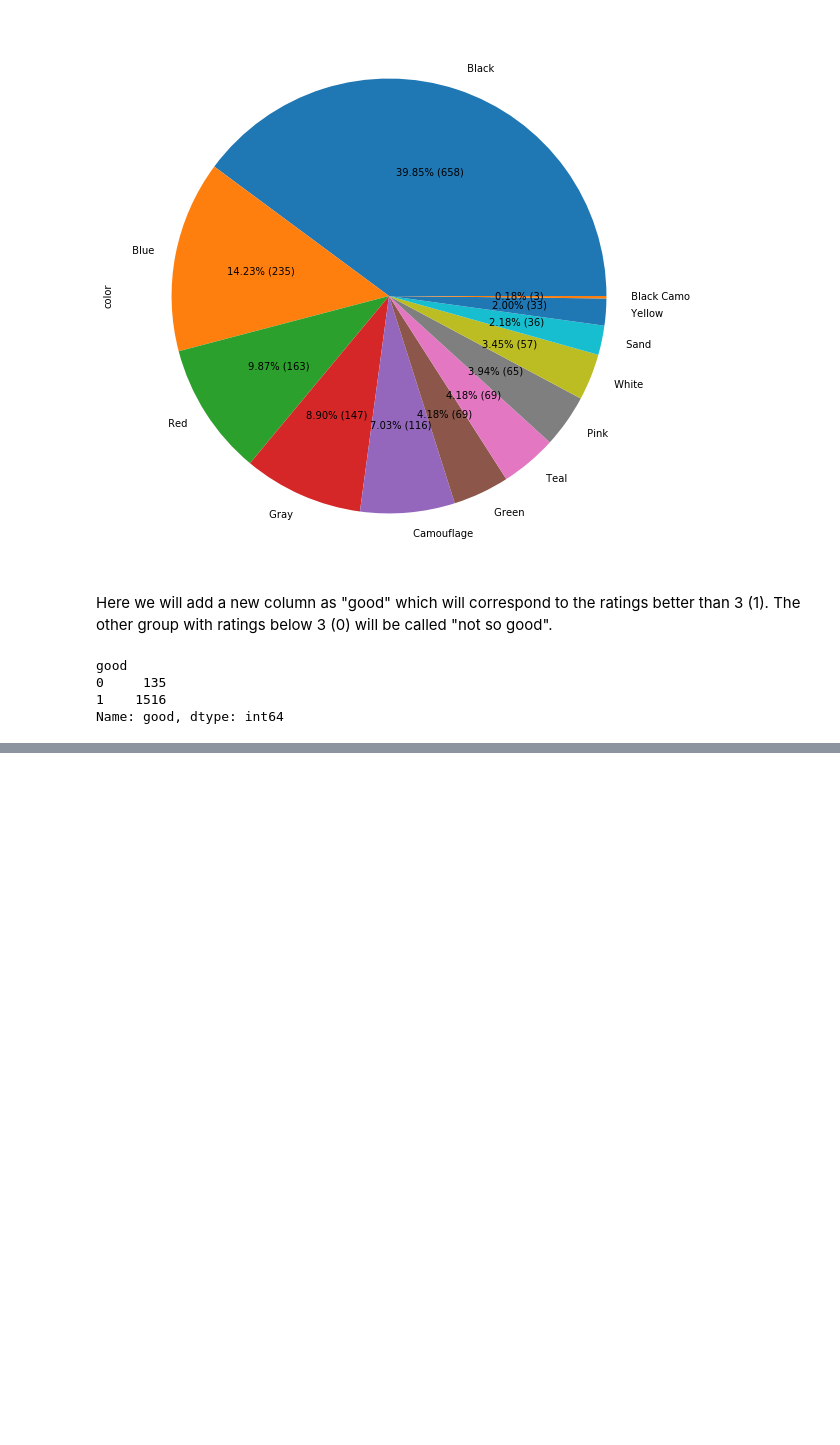
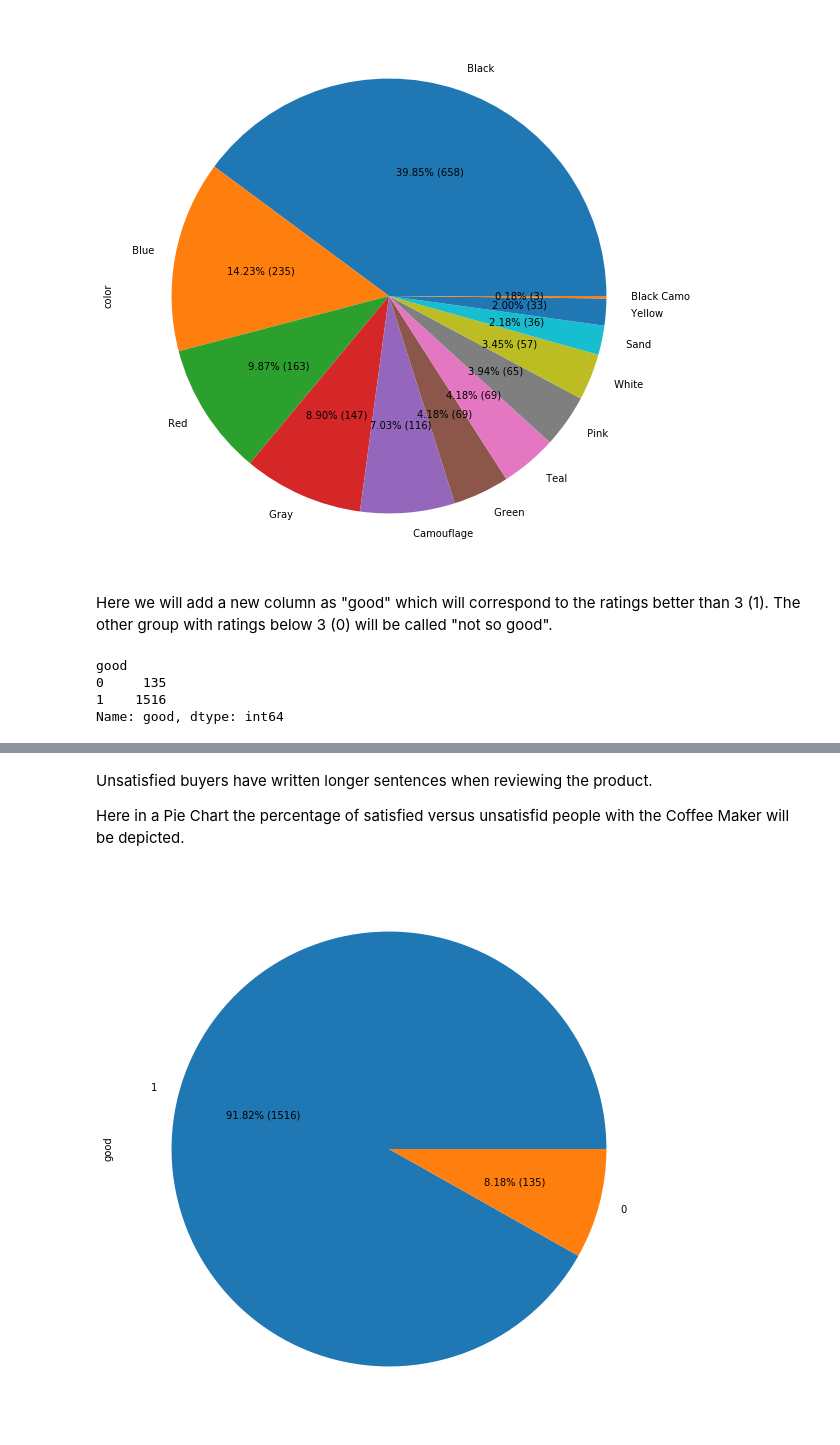
Before and after one commit to kavehamini/Amazon-Review-Analysis-JBL-Charge-4-Speaker-Sentiment-Analysis-NLP, a Jupyter notebook: JBL Speaker Reviews Dataset Analysis and Visualization.ipynb, the cells around one changed output, grey strips where cells are left out. Drawn from its saved outputs; the diff is of its cells as text; code cells hidden in the pictures; blank space fills up the shorter version.

```diff
--- a/JBL Speaker Reviews Dataset Analysis and Visualization.ipynb
+++ b/JBL Speaker Reviews Dataset Analysis and Visualization.ipynb
@@ -183,0 +275,12 @@ Name: good, dtype: int64
+# %% [markdown]
+Unsatisfied buyers have written longer sentences when reviewing the product.
+
+Here in a Pie Chart the percentage of satisfied versus unsatisfid people with the Coffee Maker will be depicted.
+# %%
+#Plotting the distribution of ratings of speaker in the dataset using matplotlip
+plt.figure(figsize=(10,10))
+total = df['good'].value_counts().sum()
+df['good'].value_counts().plot(kind='pie', autopct=lambda p:'{:.2f}% ({:.0f})'.format(p,p * total / 100))
+plt.savefig('8.png')
+# %% [output]
+[figure, added]
```
Also changed, not shown: parts of 16 cells of this notebook, 6 other files.
